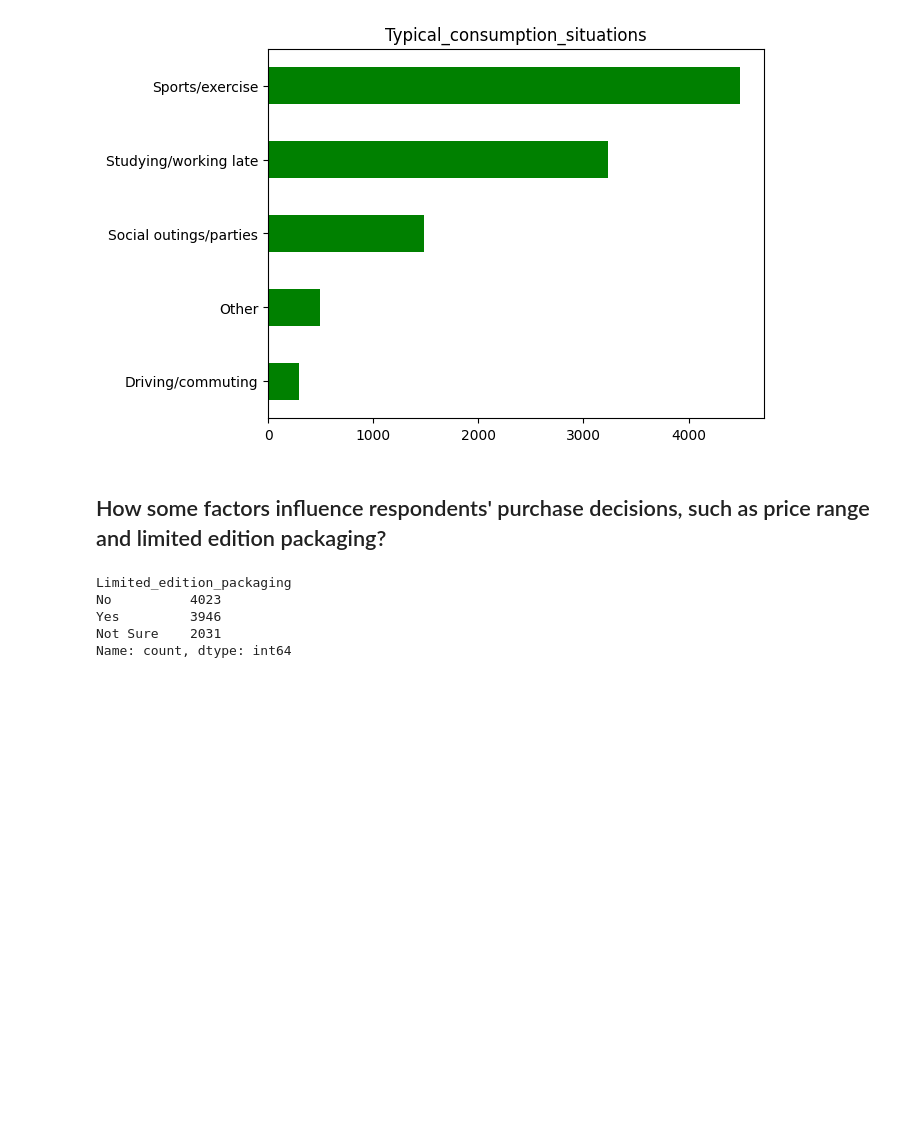
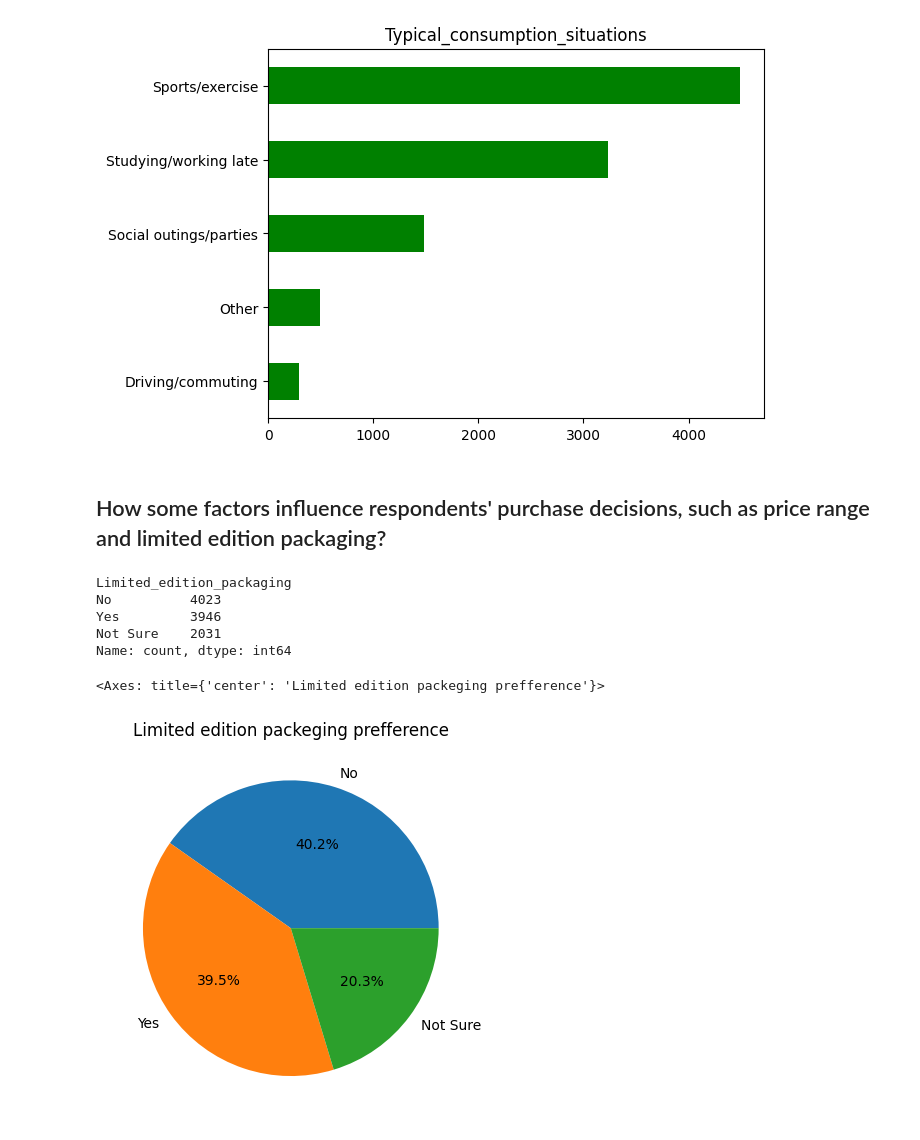
Before and after one commit to sourabhms66/Food_-_Beverage_Marketing, a Jupyter notebook: codes.ipynb, the cells around one changed output. Cells and saved outputs as stored; diff of their text form; code cells hidden in the pictures; blank space fills up the shorter version.

```diff
--- a/codes.ipynb
+++ b/codes.ipynb
@@ -651,3 +651,8 @@ No          4023
 Yes         3946
 Not Sure    2031
 Name: count, dtype: int64
+# %%
+df['Limited_edition_packaging'].value_counts().plot(kind='pie',autopct='%1.1f%%',ylabel='',title='Limited edition packeging prefference')
+# %% [output]
+<Axes: title={'center': 'Limited edition packeging prefference'}>
+[figure, added]
```
